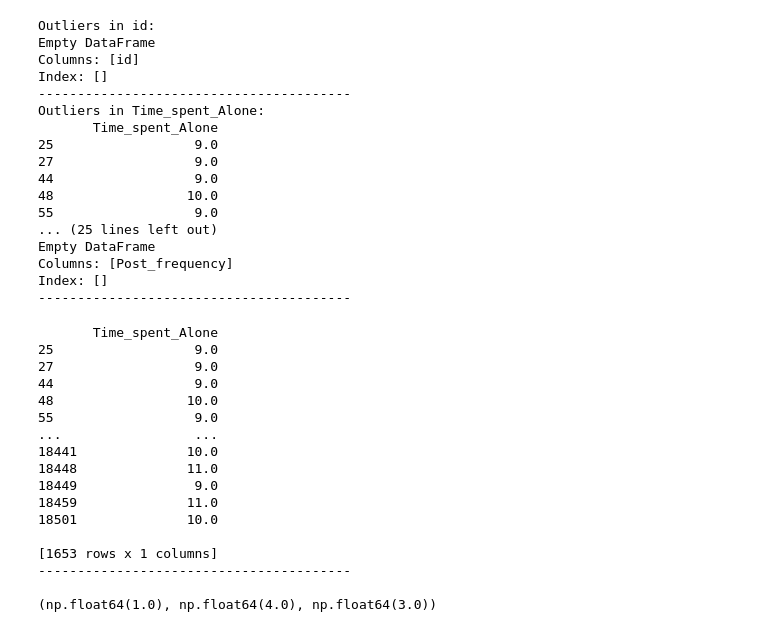
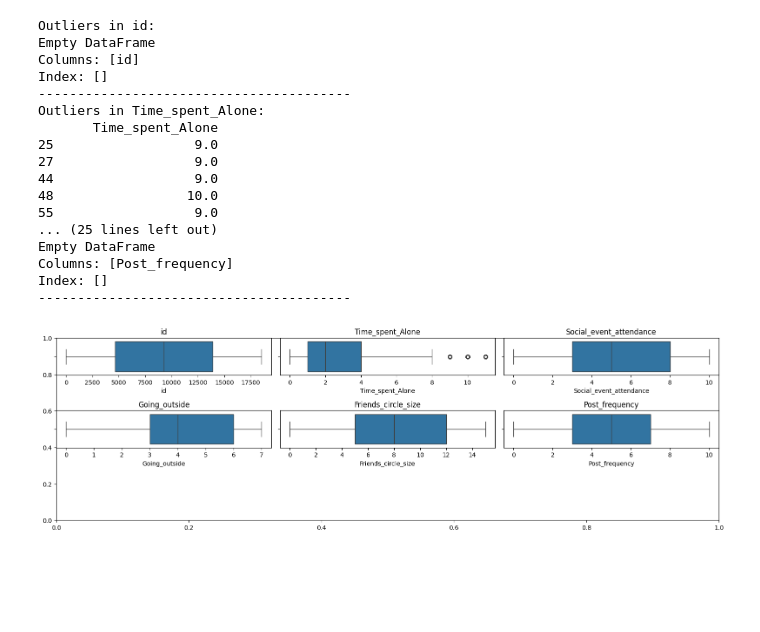
Before and after one commit to Eugene2705/find_an_extravert, a Jupyter notebook: working_file.ipynb, the cells around one changed output. Drawn from its saved outputs; the diff is of its cells as text; code cells hidden in the pictures; blank space fills up the shorter version.

```diff
--- a/working_file.ipynb
+++ b/working_file.ipynb
@@ -165,39 +139,18 @@ Empty DataFrame
 Columns: [Post_frequency]
 Index: []
 ----------------------------------------
-# %%
-
-
-q1 = np.quantile(df_test['Time_spent_Alone'].dropna(), 0.25)
-q3 = np.quantile(df_test['Time_spent_Alone'].dropna(), 0.75)
-iqr = q3 - q1
-
-lower_bound = q1 - iqr * 1.5
-upper_bound = q3 + iqr * 1.5
-
-outliers = df_test[(df_test['Time_spent_Alone'] < lower_bound) | (df_test['Time_spent_Alone'] > upper_bound)]
-
-print(outliers[['Time_spent_Alone']])
-print('-' * 40)
-print(f'\n{q1,q3,iqr}')
-# %% [output]
-       Time_spent_Alone
-25                  9.0
-27                  9.0
-44                  9.0
-48                 10.0
-55                  9.0
-...                 ...
-18441              10.0
-18448              11.0
-18449               9.0
-18459              11.0
-18501              10.0
-
-[1653 rows x 1 columns]
-----------------------------------------
-
-(np.float64(1.0), np.float64(4.0), np.float64(3.0))
+# %%
+#plotting outliers
+
+plt.subplots(figsize = (16,5))
+for i,cols in enumerate(num_cols):
+    plt.subplot(3,3,i+1)
+    sns.boxplot(df_test, x = cols)
+    plt.title(f'{cols}')
+plt.tight_layout()
+plt.show()
+# %% [output]
+[figure, added]
 # %%
 #visualising the spread
 
```
Also changed, not shown: parts of 11 cells of this notebook.
